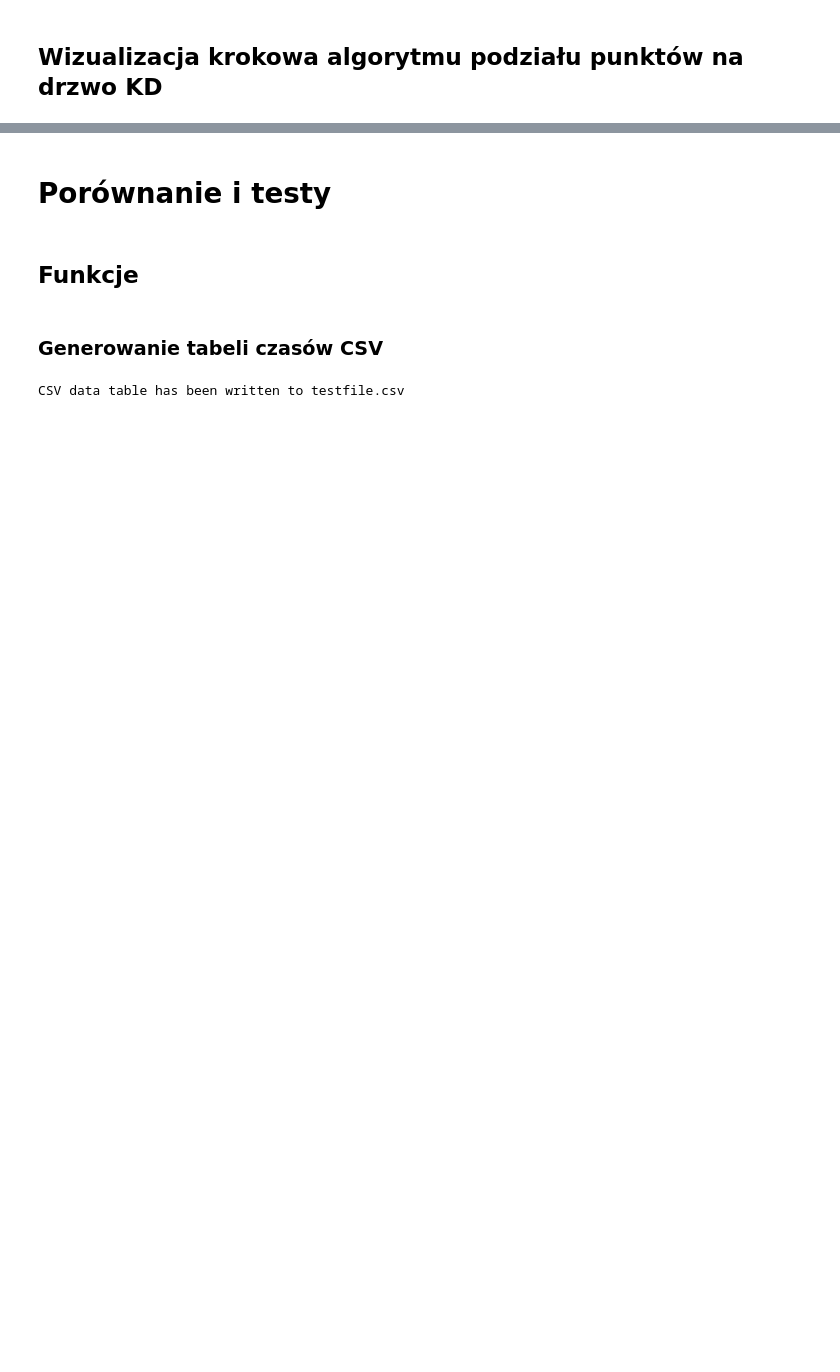
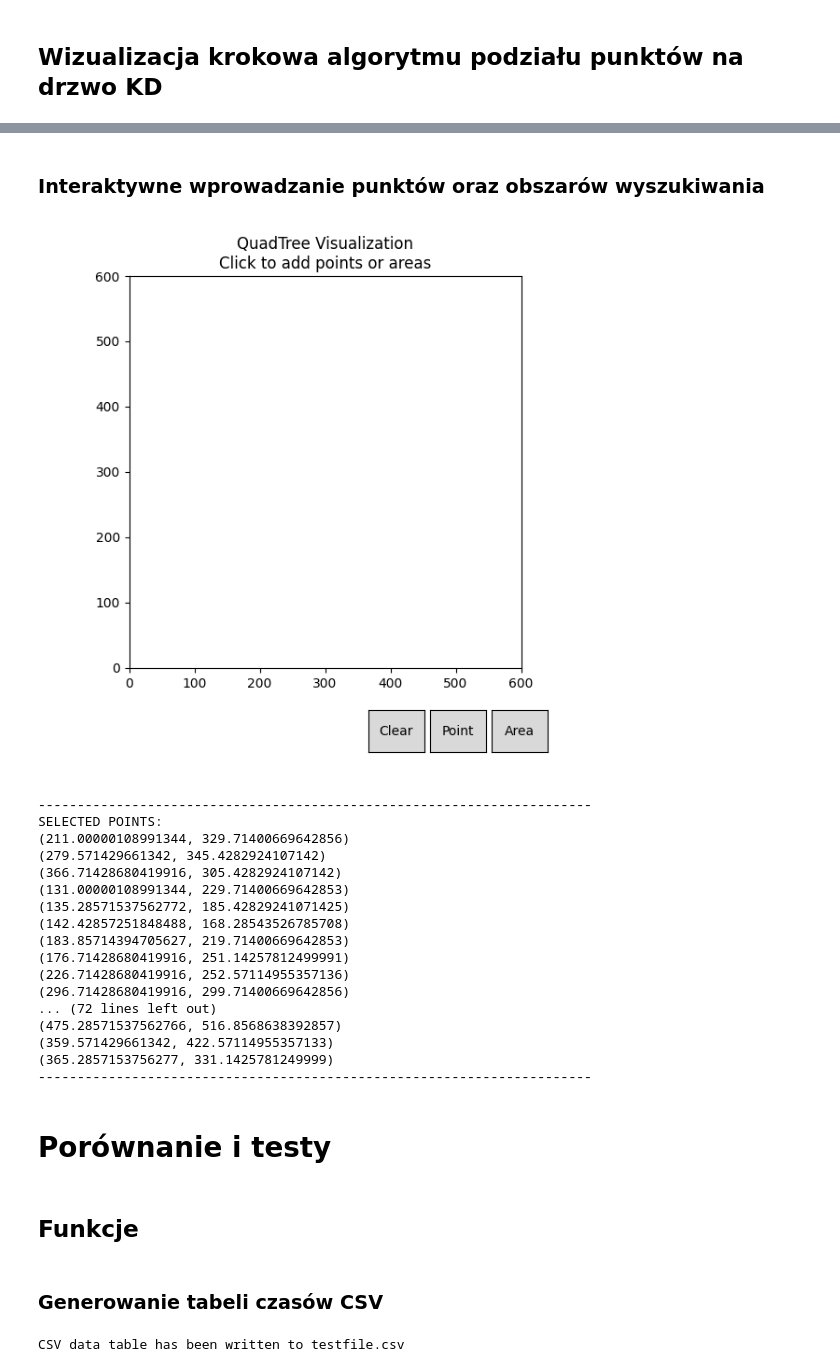
Before and after one commit to Hbrtjm/Geometric_Algorithms_Project, a Jupyter notebook: fornagiel_miklas_projekt.ipynb, the cells around one changed output, grey strips where cells are left out. Drawn from its saved outputs; the diff is of its cells as text; code cells hidden in the pictures; blank space fills up the shorter version.

```diff
--- a/fornagiel_miklas_projekt.ipynb
+++ b/fornagiel_miklas_projekt.ipynb
@@ -186,0 +298,27 @@ plot_kdtree_splits_bfs(ax,tree2.root, bounds=initial_bounds,points=points_set)
+# %% [markdown]
+### Interaktywne wprowadzanie punktów oraz obszarów wyszukiwania
+# %%
+
+%matplotlib widget
+QT_visualizer = quadvis.QuadTreeVisualizer()
+QT_visualizer.show()
+%matplotlib inline
+# %% [output]
+[figure, added]
+-----------------------------------------------------------------------
+SELECTED POINTS:
+(211.00000108991344, 329.71400669642856)
+(279.571429661342, 345.4282924107142)
+(366.71428680419916, 305.4282924107142)
+(131.00000108991344, 229.71400669642853)
+(135.28571537562772, 185.42829241071425)
+(142.42857251848488, 168.28543526785708)
+(183.85714394705627, 219.71400669642853)
+(176.71428680419916, 251.14257812499991)
+(226.71428680419916, 252.57114955357136)
+(296.71428680419916, 299.71400669642856)
+... (72 lines left out)
+(475.28571537562766, 516.8568638392857)
+(359.571429661342, 422.57114955357133)
+(365.2857153756277, 331.1425781249999)
+-----------------------------------------------------------------------
```
Also changed, not shown: parts of 26 cells of this notebook.
